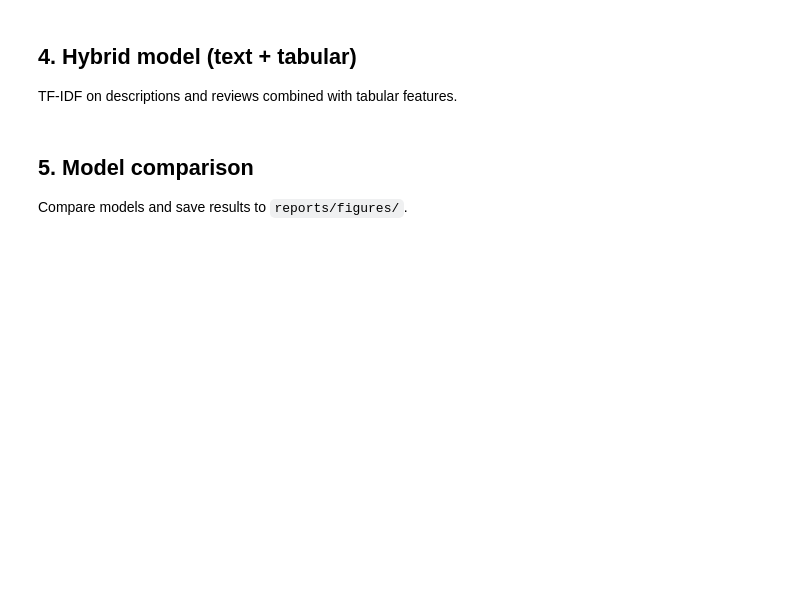
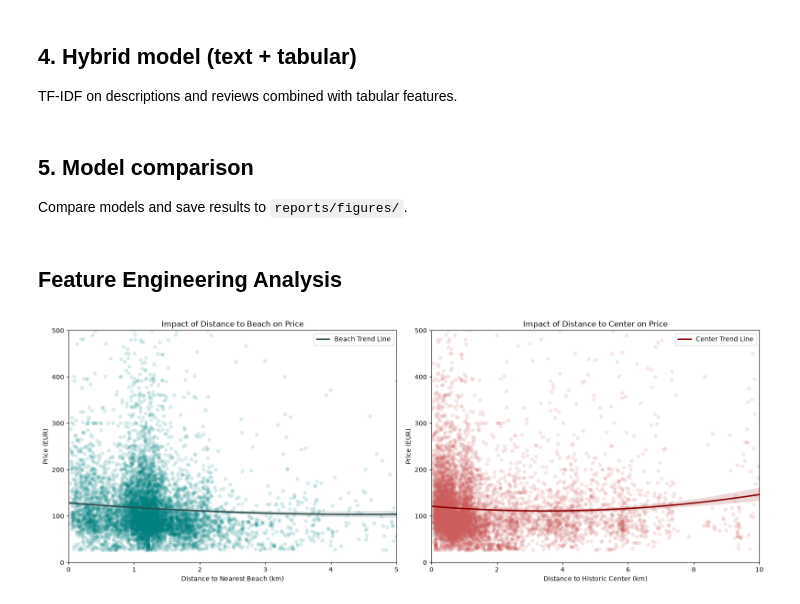
Before and after one commit to MustaphaDa/ML-Final-Projet, a Jupyter notebook: notebooks/airbnb_price_prediction.ipynb, the cells around one changed output. Saved outputs shown, nothing was run; the diff lists cells and outputs as text; code cells hidden in the pictures; blank space fills up the shorter version.

Commit message:
feat: add spatial features to pipeline and non-linear analysis to notebook

```diff
--- a/notebooks/airbnb_price_prediction.ipynb
+++ b/notebooks/airbnb_price_prediction.ipynb
@@ -212,3 +300,54 @@ TF-IDF on descriptions and reviews combined with tabular features.
 ## 5. Model comparison
 
 Compare models and save results to `reports/figures/`.
+# %% [markdown]
+## Feature Engineering Analysis
+# %%
+import matplotlib.pyplot as plt
+import seaborn as sns
+
+# Filter outliers (< 500 EUR) for clearer visualization
+df_clean = df[df[TARGET_COLUMN] <= 500]
+
+# Setup a 1x2 grid for the spatial plots
+fig, axes = plt.subplots(1, 2, figsize=(16, 6))
+
+# Plot 1: Distance to Beach Impact
+sns.scatterplot(
+    data=df_clean, x='distance_to_beach', y=TARGET_COLUMN,
+    alpha=0.15, color='teal', edgecolor='none', ax=axes[0]
+)
+sns.regplot(
+    data=df_clean, x='distance_to_beach', y=TARGET_COLUMN,
+    scatter=False, order=2, color='darkslategrey', ax=axes[0],
+    label='Beach Trend Line'
+)
+axes[0].set_title('Impact of Distance to Beach on Price')
+axes[0].set_xlabel('Distance to Nearest Beach (km)')
+axes[0].set_ylabel('Price (EUR)')
+axes[0].set_xlim(0, 5)
+axes[0].set_ylim(0, 500)
+axes[0].legend()
+
+# Plot 2: Distance to Center Impact
+sns.scatterplot(
+    data=df_clean, x='distance_to_center', y=TARGET_COLUMN,
+    alpha=0.15, color='indianred', edgecolor='none', ax=axes[1]
+)
+sns.regplot(
+    data=df_clean, x='distance_to_center', y=TARGET_COLUMN,
+    scatter=False, order=2, color='darkred', ax=axes[1],
+    label='Center Trend Line'
+)
+axes[1].set_title('Impact of Distance to Center on Price')
+axes[1].set_xlabel('Distance to Historic Center (km)')
+axes[1].set_ylabel('Price (EUR)')
+axes[1].set_xlim(0, 10)
+axes[1].set_ylim(0, 500)
+axes[1].legend()
+
+plt.tight_layout()
+plt.savefig('../reports/figures/08_spatial_features_impact.png', dpi=150)
+plt.show()
+# %% [output]
+[figure, added]
```
Also changed, not shown: parts of 12 cells of this notebook, 1 other file.
